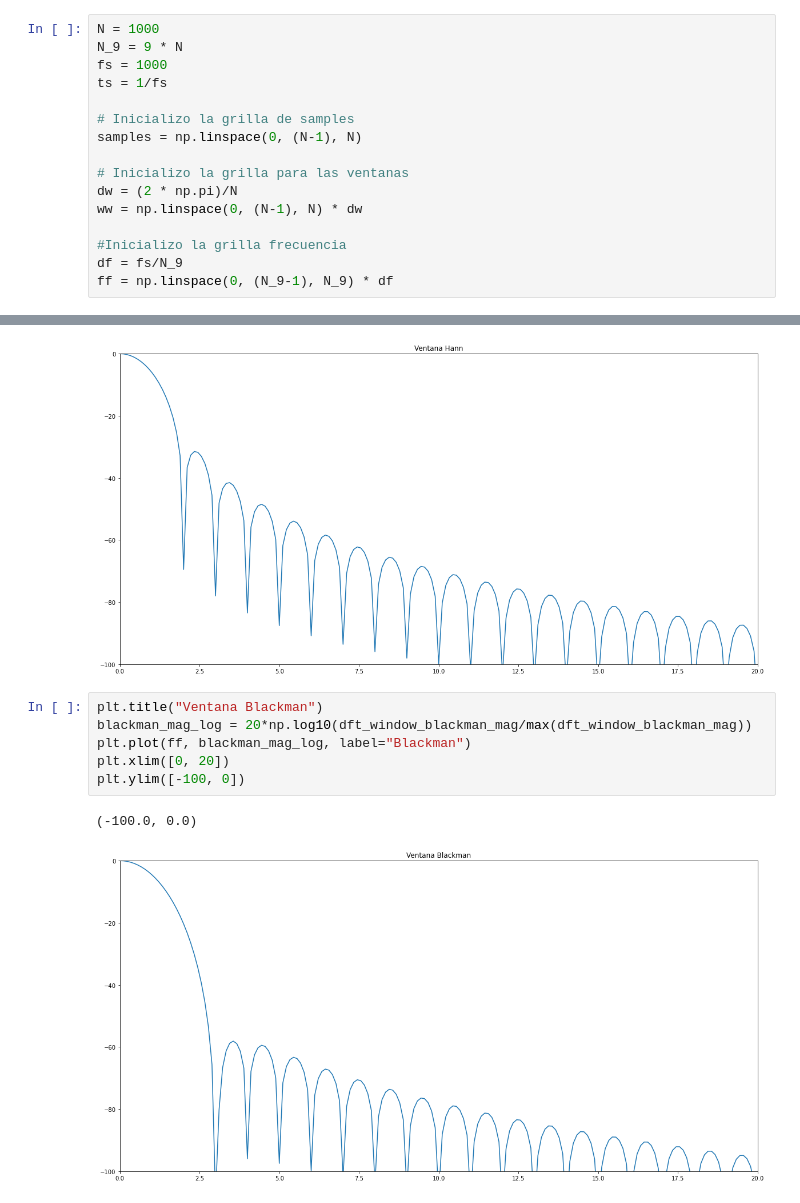
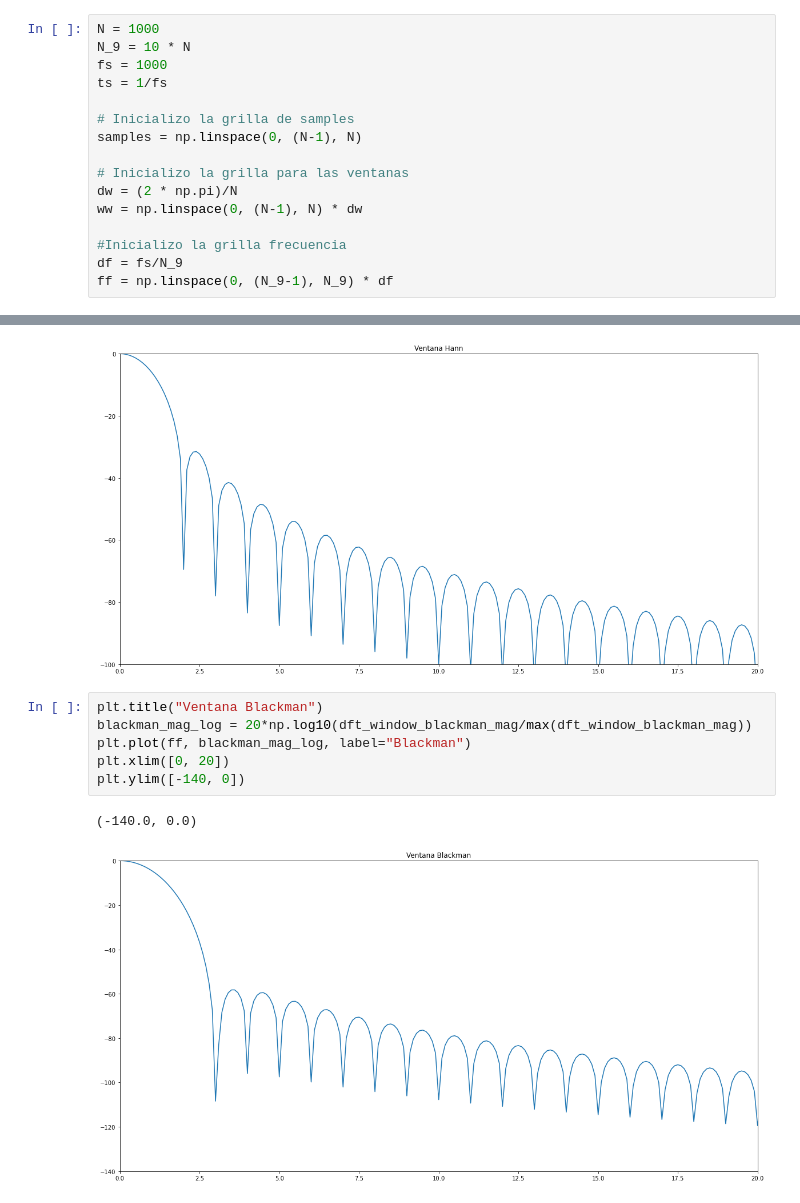
Before and after one commit to SalviaN94/PDS2021, a Jupyter notebook: ventanas_notebook.ipynb, the cells around one changed output, grey strips where cells are left out. Drawn from its saved outputs; the diff is of its cells as text.

```diff
--- a/ventanas_notebook.ipynb
+++ b/ventanas_notebook.ipynb
@@ -47,7 +48,7 @@ def find_nearest(array, value):
     return array[idx]
 # %%
 N = 1000
-N_9 = 9 * N
+N_9 = 10 * N
 fs = 1000
 ts = 1/fs
 
@@ -143,12 +144,12 @@ plt.ylim([-100, 0])
 # %%
 plt.title("Ventana Blackman")
 blackman_mag_log = 20*np.log10(dft_window_blackman_mag/max(dft_window_blackman_mag))
 plt.plot(ff, blackman_mag_log, label="Blackman")
 plt.xlim([0, 20])
-plt.ylim([-100, 0])
+plt.ylim([-140, 0])
 # %% [output]
-(-100.0, 0.0)
+(-140.0, 0.0)
-[figure, old version]
+[figure, new version]
 # %%
 plt.title("Ventana FlatTop")
 flat_mag_log = 20*np.log10(dft_window_flat_mag/max(dft_window_flat_mag))
```
Also changed, not shown: parts of 6 cells of this notebook.
